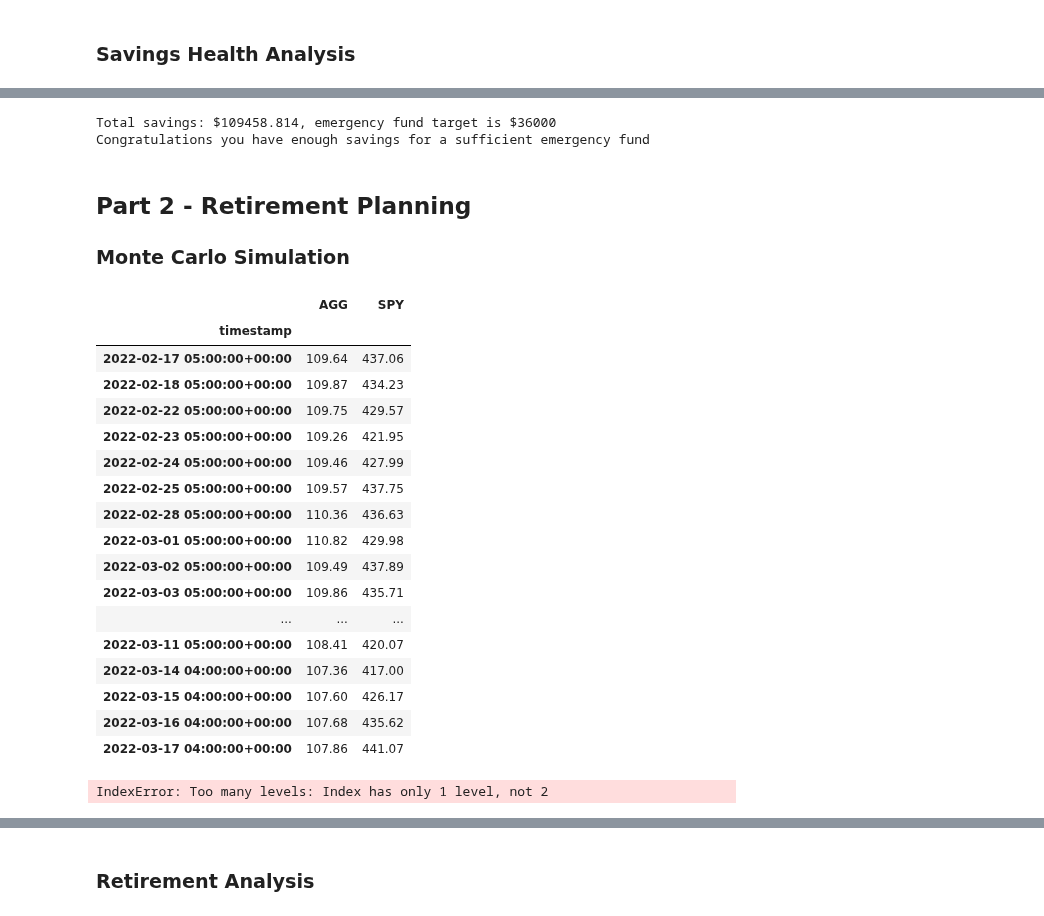
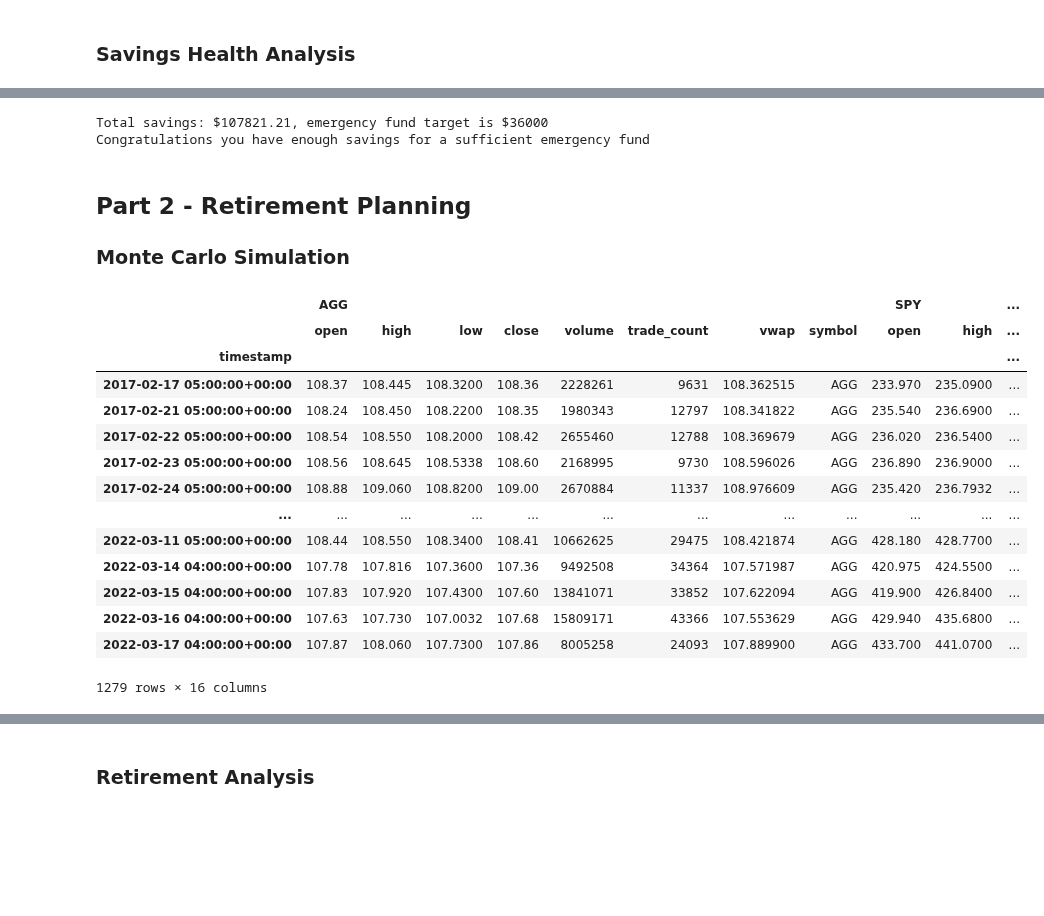
Before and after one commit to keanumanson/APIS-Homework, a Jupyter notebook: financial-planner.ipynb, the cells around one changed output, grey strips where cells are left out. Drawn from its saved outputs; the diff is of its cells as text; code cells hidden in the pictures; blank space fills up the shorter version.

```diff
--- a/financial-planner.ipynb
+++ b/financial-planner.ipynb
@@ -243,9 +212,10 @@ emergency_fund = monthly_income * 3
 
 # Calculate total amount of savings
 total_value_savings = df_savings['Value'].sum()
+
 #printed total savings and emergency fund for better understanding and to verify the if statements are working correctly
-print(f'Total savings: ${total_value_savings}, emergency fund target is ${emergency_fund}')
-
+print(f'Total savings: ${total_value_savings:0.2f}, emergency fund target is ${emergency_fund}')
+ #add ':0.2f' to round of numbers into cents
 # Validate saving health
 if total_value_savings == emergency_fund:
     print('You have reached your finacial goal of an ideal emergency fund')
@@ -257,7 +227,7 @@ elif total_value_savings < emergency_fund:
     left = emergency_fund - total_value_savings
     print(f'You are ${left} away from reaching your ideal emergency fund')
 # %% [output]
-Total savings: $109458.814, emergency fund target is $36000
+Total savings: $107821.21, emergency fund target is $36000
 Congratulations you have enough savings for a sufficient emergency fund
 # %% [markdown]
 ## Part 2 - Retirement Planning
@@ -273,49 +243,28 @@ end_date = pd.Timestamp('2022-03-16', tz='America/New_York').isoformat()
 # %%
 # Get 5 years' worth of historical data for SPY and AGG
 # (use a limit=1000 parameter to call the most recent 1000 days of data)
 agg_5df = api.get_bars(["AGG"], TimeFrame.Day, "2017-02-17", "2022-03-17").df
-agg_5df.rename(columns = {"close": "AGG_close"}, inplace=True)
 
-spy_5df = api.get_bars(["SPY"], TimeFrame.Day, "2022-02-17", "2022-03-17").df
-spy_5df.rename(columns = {"close": "SPY_close"}, inplace=True)
+spy_5df = api.get_bars(["SPY"], TimeFrame.Day, "2017-02-17", "2022-03-17").df
 
+five_yr_stocks = pd.concat([agg_5df, spy_5df], keys=['AGG', 'SPY'], axis=1, join='inner') #creating keys for each stock etc
+five_yr_stocks.head()
 
-# Display sample data
-
-five_yr_stocks = pd.concat([agg_df, spy_df], axis=1)
-five_yr_stocks.head()
-#just closes
-
-
-five_yr_stocks = pd.DataFrame(columns=['AGG', 'SPY'])
-
-#df_savings['Name'] = crypto_tickers, tickers
-
-
-#adding current prices
-five_yr_stocks['AGG'] = agg_5df['AGG_close']
-five_yr_stocks['SPY'] = spy_5df['SPY_close']
-
-#drop nulls
-five_yr_stocks = five_yr_stocks.dropna().copy()
 # Display savings DataFrame
 display(five_yr_stocks)
 # %% [output]
-|  | AGG | SPY |
-| timestamp |  |  |
-| 2022-02-17 05:00:00+00:00 | 109.64 | 437.06 |
-| 2022-02-18 05:00:00+00:00 | 109.87 | 434.23 |
-| 2022-02-22 05:00:00+00:00 | 109.75 | 429.57 |
-| 2022-02-23 05:00:00+00:00 | 109.26 | 421.95 |
-| 2022-02-24 05:00:00+00:00 | 109.46 | 427.99 |
-| 2022-02-25 05:00:00+00:00 | 109.57 | 437.75 |
-| 2022-02-28 05:00:00+00:00 | 110.36 | 436.63 |
-| 2022-03-01 05:00:00+00:00 | 110.82 | 429.98 |
-| 2022-03-02 05:00:00+00:00 | 109.49 | 437.89 |
-| 2022-03-03 05:00:00+00:00 | 109.86 | 435.71 |
-| ... | ... | ... |
-| 2022-03-11 05:00:00+00:00 | 108.41 | 420.07 |
-| 2022-03-14 04:00:00+00:00 | 107.36 | 417.00 |
-| 2022-03-15 04:00:00+00:00 | 107.60 | 426.17 |
-| 2022-03-16 04:00:00+00:00 | 107.68 | 435.62 |
-| 2022-03-17 04:00:00+00:00 | 107.86 | 441.07 |
+|  | AGG |  |  |  |  |  |  |  | SPY |  | ... |
+|  | open | high | low | close | volume | trade_count | vwap | symbol | open | high | ... |
+| timestamp |  |  |  |  |  |  |  |  |  |  | ... |
+| 2017-02-17 05:00:00+00:00 | 108.37 | 108.445 | 108.3200 | 108.36 | 2228261 | 9631 | 108.362515 | AGG | 233.970 | 235.0900 | ... |
+| 2017-02-21 05:00:00+00:00 | 108.24 | 108.450 | 108.2200 | 108.35 | 1980343 | 12797 | 108.341822 | AGG | 235.540 | 236.6900 | ... |
+| 2017-02-22 05:00:00+00:00 | 108.54 | 108.550 | 108.2000 | 108.42 | 2655460 | 12788 | 108.369679 | AGG | 236.020 | 236.5400 | ... |
+| 2017-02-23 05:00:00+00:00 | 108.56 | 108.645 | 108.5338 | 108.60 | 2168995 | 9730 | 108.596026 | AGG | 236.890 | 236.9000 | ... |
+| 2017-02-24 05:00:00+00:00 | 108.88 | 109.060 | 108.8200 | 109.00 | 2670884 | 11337 | 108.976609 | AGG | 235.420 | 236.7932 | ... |
+| ... | ... | ... | ... | ... | ... | ... | ... | ... | ... | ... | ... |
+| 2022-03-11 05:00:00+00:00 | 108.44 | 108.550 | 108.3400 | 108.41 | 10662625 | 29475 | 108.421874 | AGG | 428.180 | 428.7700 | ... |
+| 2022-03-14 04:00:00+00:00 | 107.78 | 107.816 | 107.3600 | 107.36 | 9492508 | 34364 | 107.571987 | AGG | 420.975 | 424.5500 | ... |
+| 2022-03-15 04:00:00+00:00 | 107.83 | 107.920 | 107.4300 | 107.60 | 13841071 | 33852 | 107.622094 | AGG | 419.900 | 426.8400 | ... |
+| 2022-03-16 04:00:00+00:00 | 107.63 | 107.730 | 107.0032 | 107.68 | 15809171 | 43366 | 107.553629 | AGG | 429.940 | 435.6800 | ... |
+| 2022-03-17 04:00:00+00:00 | 107.87 | 108.060 | 107.7300 | 107.86 | 8005258 | 24093 | 107.889900 | AGG | 433.700 | 441.0700 | ... |
+1279 rows × 16 columns
@@ -347,13 +271,10 @@ display(five_yr_stocks)
 # %%
 # Configuring a Monte Carlo simulation to forecast 30 years cumulative returns
-
 mc_30yr = MCSimulation(
     portfolio_data = five_yr_stocks,
     weights = [.40, .60],
     num_simulation = 500,
     num_trading_days = 252*30
 )
-# %% [output]
-IndexError: Too many levels: Index has only 1 level, not 2
 # %%
 # Printing the simulation input data
```
Also changed, not shown: parts of 28 cells of this notebook, 2 other files.
